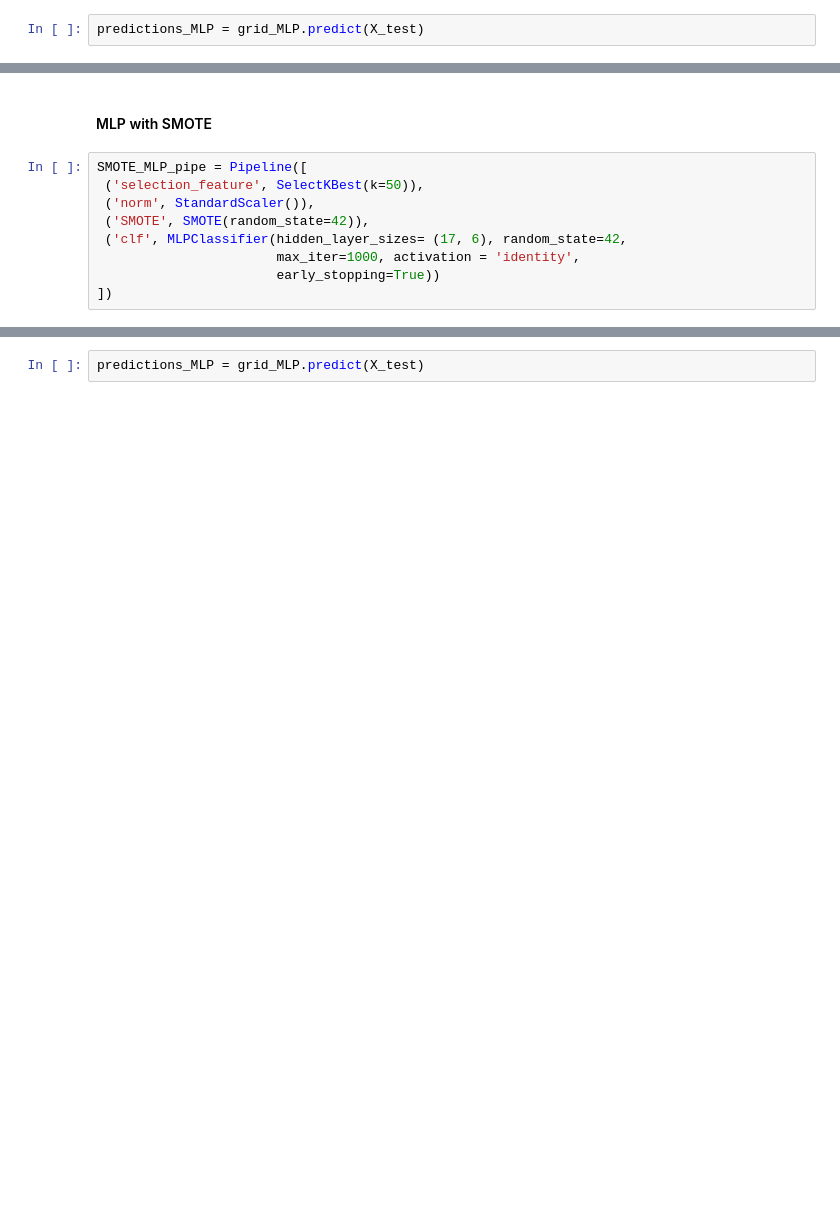
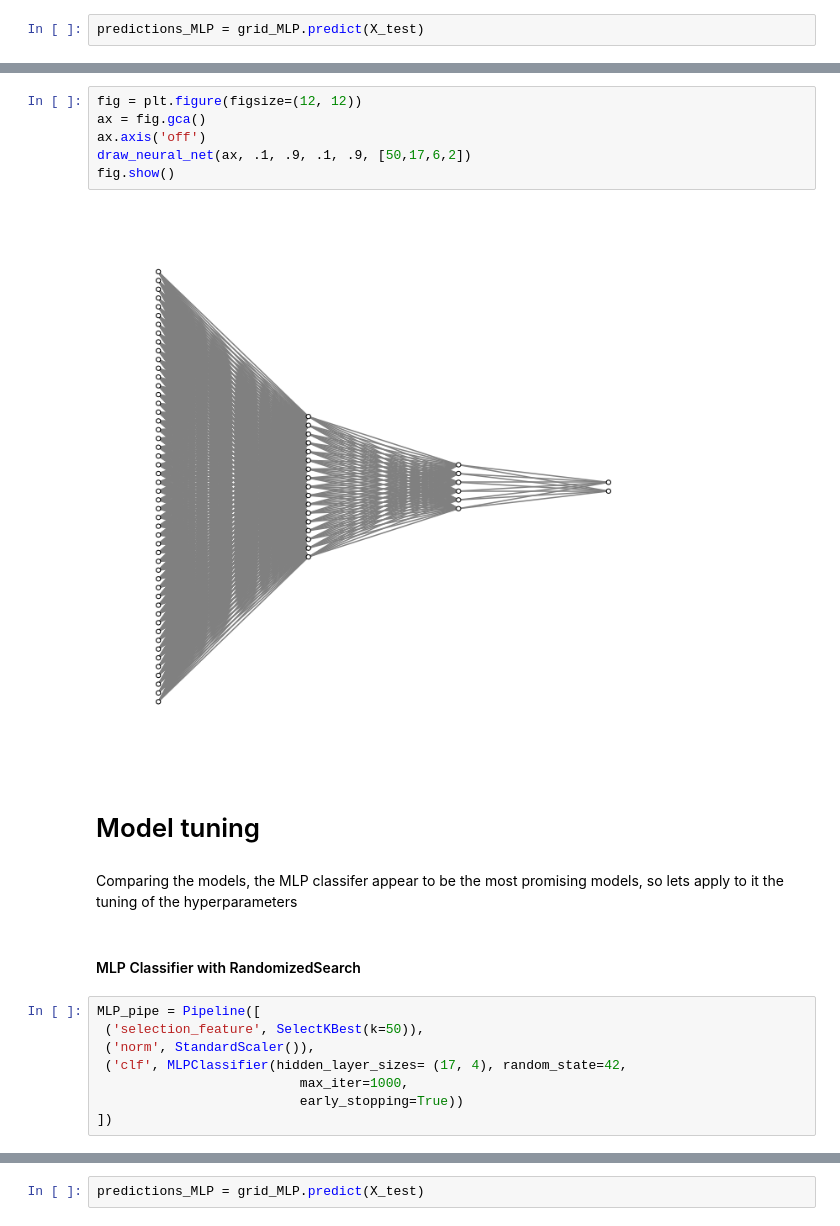
Before and after one commit to fmarcelneves/HR-Analytics-Prediction, a Jupyter notebook: IBM_HR_Analytics_and_prediction.ipynb, the cells around one changed output, grey strips where cells are left out. Drawn from its saved outputs; the diff is of its cells as text; blank space fills up the shorter version.

```diff
--- a/IBM_HR_Analytics_and_prediction.ipynb
+++ b/IBM_HR_Analytics_and_prediction.ipynb
@@ -979,11 +1093,22 @@ weighted avg       0.87      0.88      0.87       515
+# %%
+fig = plt.figure(figsize=(12, 12))
+ax = fig.gca()
+ax.axis('off')
+draw_neural_net(ax, .1, .9, .1, .9, [50,17,6,2])
+fig.show()
+# %% [output]
+[figure, added]
+# %% [markdown]
+# Model tuning
+# %% [markdown]
+Comparing the models, the MLP classifer appear to be the most promising models, so lets apply to it the tuning of the hyperparameters
 # %% [markdown]
-#### MLP with SMOTE
+#### MLP Classifier with RandomizedSearch
 # %%
-SMOTE_MLP_pipe = Pipeline([
+MLP_pipe = Pipeline([
  ('selection_feature', SelectKBest(k=50)),
  ('norm', StandardScaler()),
- ('SMOTE', SMOTE(random_state=42)),
- ('clf', MLPClassifier(hidden_layer_sizes= (17, 6), random_state=42,
-                       max_iter=1000, activation = 'identity',
-                       early_stopping=True))
+ ('clf', MLPClassifier(hidden_layer_sizes= (17, 4), random_state=42,
+                          max_iter=1000,
+                          early_stopping=True))
 ])
```
Also changed, not shown: parts of 54 cells of this notebook.
